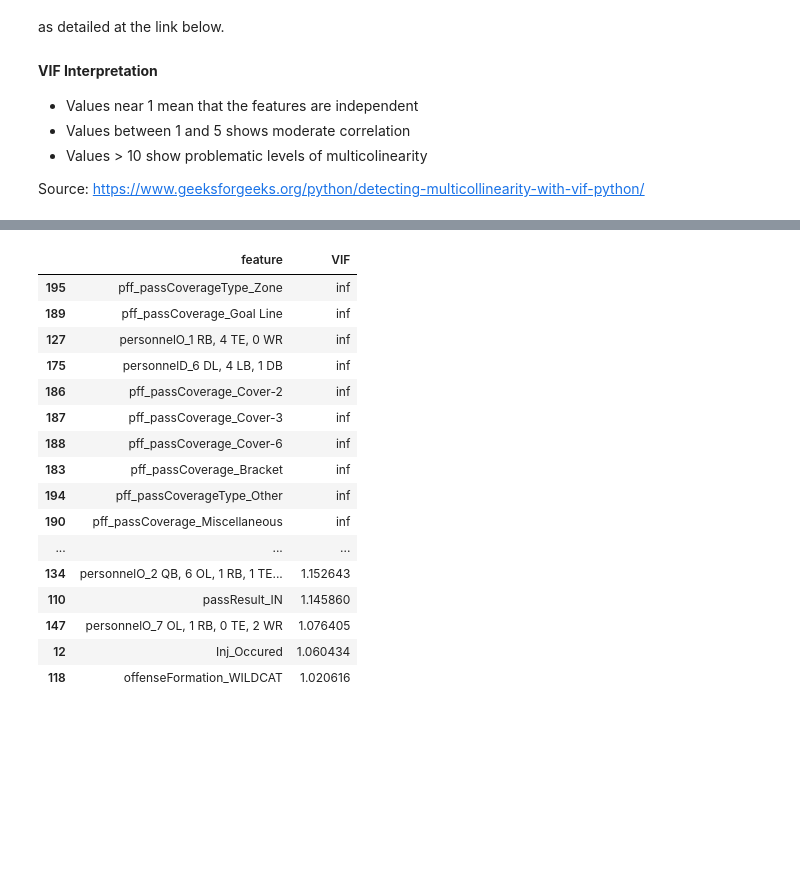
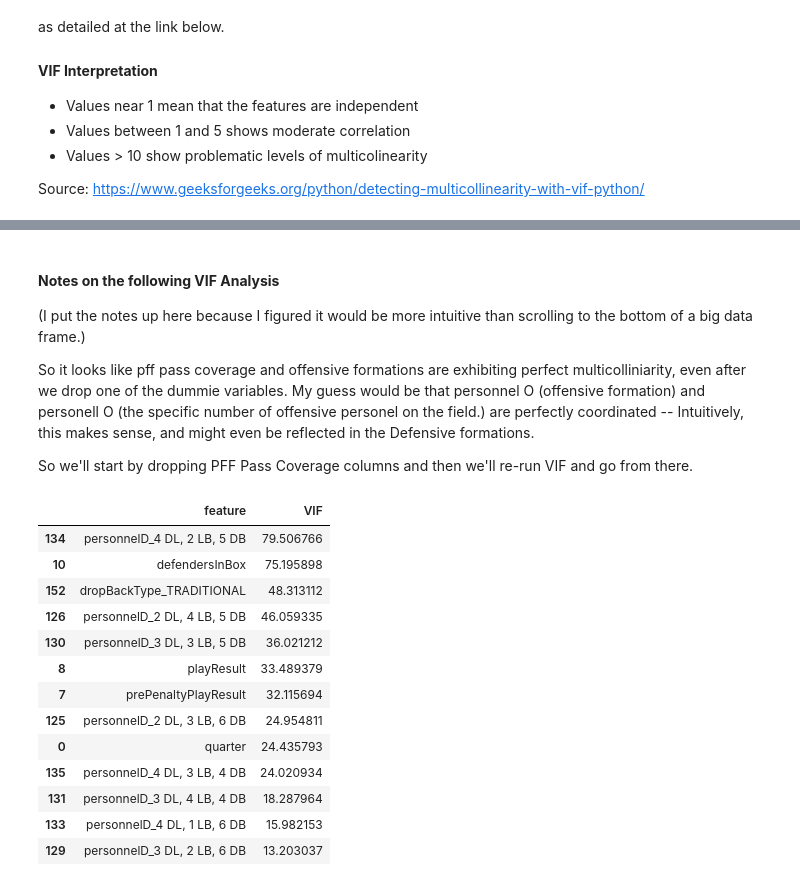
Before and after one commit to LeeMcFarling/AFL_Project, a Jupyter notebook: Modeling/Weekly Assignments/Week_1.ipynb, the cells around one changed output, grey strips where cells are left out. Saved outputs shown, nothing was run; the diff lists cells and outputs as text; code cells hidden in the pictures; blank space fills up the shorter version.

```diff
--- a/Modeling/Weekly Assignments/Week_1.ipynb
+++ b/Modeling/Weekly Assignments/Week_1.ipynb
@@ -49,8 +49,11 @@ def numerify(df):
 # Categorical Columns
 def categorify(df):
     pot_id_cols = ('gameId','playId','nflId','playerId','teamId','stadiumId')
-    df_categorical_cols = df.select_dtypes(exclude=['number']).columns
-    combined_cat_cols = list(df_categorical_cols) + pot_id_cols
+    valid_id_columns = [c for c in pot_id_cols if c in df.columns]
+
+    df_categorical_cols = df.select_dtypes(exclude=['number']).columns.tolist()
+
+    combined_cat_cols = df_categorical_cols + valid_id_columns
     df_categorical = df[combined_cat_cols]
     return df_categorical
 # %%
@@ -409,3 +410,5 @@ next before one- hot encoding and doing VIF, let's make sure we know which of th
+# %%
+BDB_All_Plays_Clean = BDB_All_Plays_Clean.drop(columns='pff_passCoverage', axis=1)
 # %%
 BDB_All_Plays_Clean_Categorical = categorify(BDB_All_Plays_Clean)
 profile_dataset(BDB_All_Plays_Clean_Categorical)
@@ -504,20 +510,26 @@ These Columns were not formatted correctly. Could not include in analysis
+# %% [markdown]
+#### **Notes on the following VIF Analysis**
+
+(I put the notes up here because I figured it would be more intuitive than scrolling to the bottom of a big data frame.)
+
+So it looks like pff pass coverage and offensive formations are exhibiting perfect multicolliniarity, even after we drop one of the dummie variables. My guess would be that personnel O (offensive formation) and personell O (the specific number of offensive personel on the field.) are perfectly coordinated -- Intuitively, this makes sense, and might even be reflected in the Defensive formations.
+
+
+So we'll start by dropping PFF Pass Coverage columns and then we'll re-run VIF and go from there.
 # %%
-VIF_data.sort_values(by='VIF', ascending=False)
+VIF_data[VIF_data['VIF'] > 10].sort_values(by='VIF', ascending=False)
 # %% [output]
 |  | feature | VIF |
-| 195 | pff_passCoverageType_Zone | inf |
-| 189 | pff_passCoverage_Goal Line | inf |
-| 127 | personnelO_1 RB, 4 TE, 0 WR | inf |
-| 175 | personnelD_6 DL, 4 LB, 1 DB | inf |
-| 186 | pff_passCoverage_Cover-2 | inf |
-| 187 | pff_passCoverage_Cover-3 | inf |
-| 188 | pff_passCoverage_Cover-6 | inf |
-| 183 | pff_passCoverage_Bracket | inf |
-| 194 | pff_passCoverageType_Other | inf |
-| 190 | pff_passCoverage_Miscellaneous | inf |
-| ... | ... | ... |
-| 134 | personnelO_2 QB, 6 OL, 1 RB, 1 TE... | 1.152643 |
-| 110 | passResult_IN | 1.145860 |
-| 147 | personnelO_7 OL, 1 RB, 0 TE, 2 WR | 1.076405 |
-| 12 | Inj_Occured | 1.060434 |
-| 118 | offenseFormation_WILDCAT | 1.020616 |
+| 134 | personnelD_4 DL, 2 LB, 5 DB | 79.506766 |
+| 10 | defendersInBox | 75.195898 |
+| 152 | dropBackType_TRADITIONAL | 48.313112 |
+| 126 | personnelD_2 DL, 4 LB, 5 DB | 46.059335 |
+| 130 | personnelD_3 DL, 3 LB, 5 DB | 36.021212 |
+| 8 | playResult | 33.489379 |
+| 7 | prePenaltyPlayResult | 32.115694 |
+| 125 | personnelD_2 DL, 3 LB, 6 DB | 24.954811 |
+| 0 | quarter | 24.435793 |
+| 135 | personnelD_4 DL, 3 LB, 4 DB | 24.020934 |
+| 131 | personnelD_3 DL, 4 LB, 4 DB | 18.287964 |
+| 133 | personnelD_4 DL, 1 LB, 6 DB | 15.982153 |
+| 129 | personnelD_3 DL, 2 LB, 6 DB | 13.203037 |
```
Also changed, not shown: parts of 17 cells of this notebook, 2 other files.
